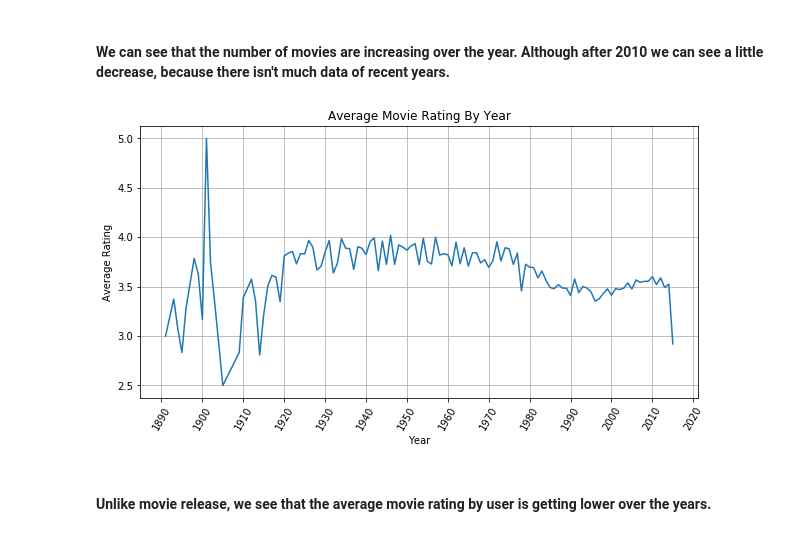
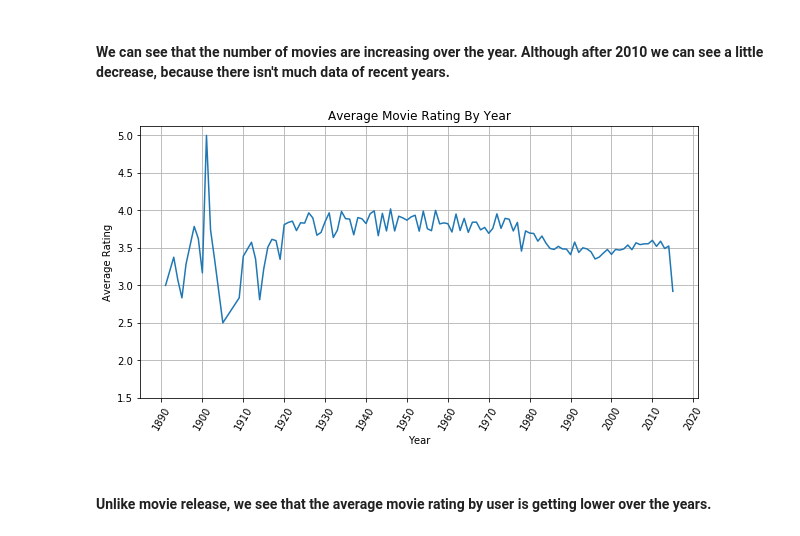
Before and after one commit to maliakber/algorithm-data-model-csc-501, a Jupyter notebook: source/csc-501-assignment-1-jupnote.ipynb, the cells around one changed output. Drawn from its saved outputs; the diff is of its cells as text; code cells hidden in the pictures.

```diff
--- a/source/csc-501-assignment-1-jupnote.ipynb
+++ b/source/csc-501-assignment-1-jupnote.ipynb
@@ -148,18 +160,19 @@ movies_per_year()
 # %%
 def ratings_per_year():
     avg_rating = movies_ratings_year.groupby('year').rating.mean()
     plt.figure(figsize=(10,5))
     plt.plot(avg_rating)
     plt.xticks(np.arange(1890, 2015 + 10, 10), rotation=60)
+    plt.yticks(np.arange(1.5,5.5,0.5))
     plt.ylabel("Average Rating")
     plt.xlabel("Year")
     plt.title("Average Movie Rating By Year")
     plt.grid()
     plt.show()
 
 
 ratings_per_year()
 # %% [output]
-[figure, old version]
+[figure, new version]
 # %% [markdown]
 #### Unlike movie release, we see that the average movie rating by user is getting lower over the years.
```
Also changed, not shown: parts of 18 cells of this notebook, 1 other file.
